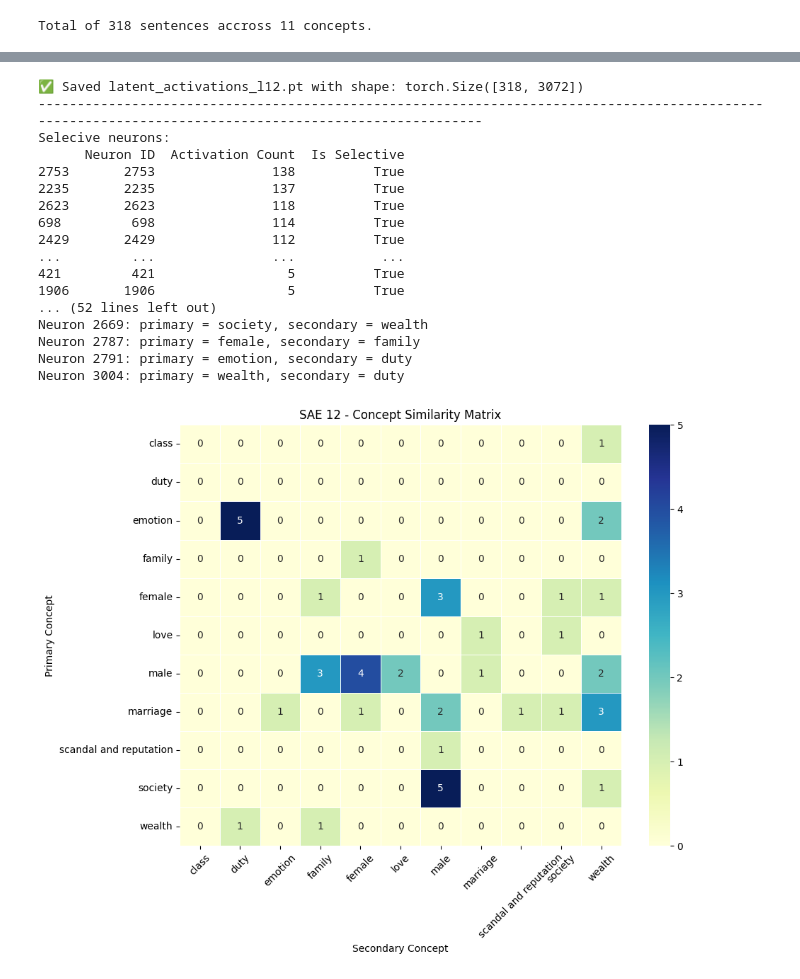
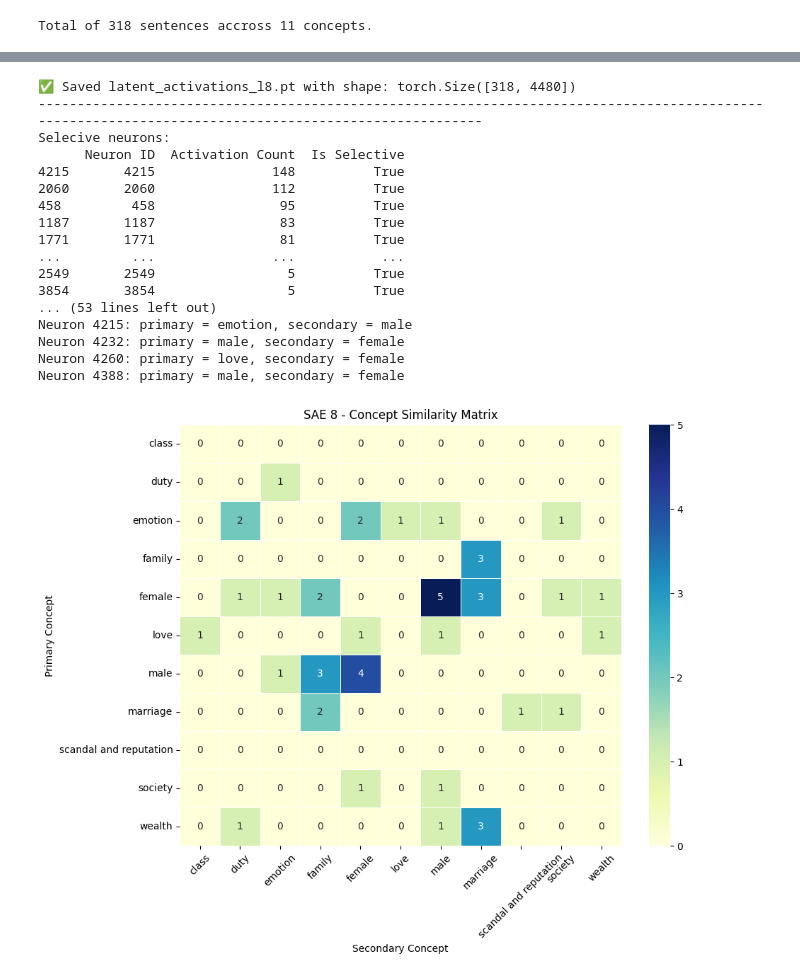
Before and after one commit to iug-htw/GPTAndPrejudice, a Jupyter notebook: SAE_probing.ipynb, the cells around one changed output, grey strips where cells are left out. Saved outputs shown, nothing was run; the diff lists cells and outputs as text; code cells hidden in the pictures.

```diff
--- a/SAE_probing.ipynb
+++ b/SAE_probing.ipynb
@@ -25,6 +15,6 @@ GPT_CONFIG_124M = {
 # %%
-model = GPTModel(GPT_CONFIG_124M)
-checkpoint = torch.load("model_768_12_12_old_tok.pth", weights_only=True, map_location=torch.device('cpu'))
+model = GPTModel(DEFAULT_CFG)
+checkpoint = torch.load("model_896_14_8_256.pth", weights_only=True, map_location=torch.device('cpu'))
 
 model.load_state_dict(checkpoint["model_state_dict"])
 model.to(device)
@@ -372,37 +505,37 @@ get_strongest_associations(6)
 # %%
-latent_activations_12 = exract_latent_activations(sae_12, layer=12)
+latent_activations_8 = exract_latent_activations(sae_8, layer=8)
 
 print(50*'---')
 print('Selecive neurons:')
-selective_neurons_12 = get_selective_neurons(latent_activations_12, layer=12)
+selective_neurons_8 = get_selective_neurons(latent_activations_8, layer=8)
 print(50*'---')
 
-neuron_top_sentences_12 = get_topk_activ_sentences(latent_activations_12, selective_neurons_12, top_k=10, layer=12)
-neuron_theme_mapping_12 = get_neuron_theme_analysis(concept_to_texts, neuron_top_sentences_12, layer=12)
+neuron_top_sentences_8 = get_topk_activ_sentences(latent_activations_8, selective_neurons_8, top_k=10, layer=8)
+neuron_theme_mapping_8 = get_neuron_theme_analysis(concept_to_texts, neuron_top_sentences_8, layer=8)
 
 print(50*'---')
 print('Dual themed neurons:')
-get_dual_themed_neurons(neuron_theme_mapping_12)
+get_dual_themed_neurons(neuron_theme_mapping_8)
 # %% [output]
-✅ Saved latent_activations_l12.pt with shape: torch.Size([318, 3072])
+✅ Saved latent_activations_l8.pt with shape: torch.Size([318, 4480])
 ------------------------------------------------------------------------------------------------------------------------------------------------------
 Selecive neurons:
       Neuron ID  Activation Count  Is Selective
-2753       2753               138          True
-2235       2235               137          True
-2623       2623               118          True
-698         698               114          True
-2429       2429               112          True
+4215       4215               148          True
+2060       2060               112          True
+458         458                95          True
+1187       1187                83          True
+1771       1771                81          True
 ...         ...               ...           ...
-421         421                 5          True
-1906       1906                 5          True
-... (52 lines left out)
-Neuron 2669: primary = society, secondary = wealth
-Neuron 2787: primary = female, secondary = family
-Neuron 2791: primary = emotion, secondary = duty
-Neuron 3004: primary = wealth, secondary = duty
+2549       2549                 5          True
+3854       3854                 5          True
+... (53 lines left out)
+Neuron 4215: primary = emotion, secondary = male
+Neuron 4232: primary = male, secondary = female
+Neuron 4260: primary = love, secondary = female
+Neuron 4388: primary = male, secondary = female
 # %%
-plot_concept_similarity_matrix(neuron_theme_mapping_12, title="SAE 12 - Concept Similarity Matrix")
+plot_concept_similarity_matrix(neuron_theme_mapping_8, title="SAE 8 - Concept Similarity Matrix")
 # %% [output]
-[figure, old version]
+[figure, new version]
 # %%
```
Also changed, not shown: parts of 15 cells of this notebook, 53 other files.
